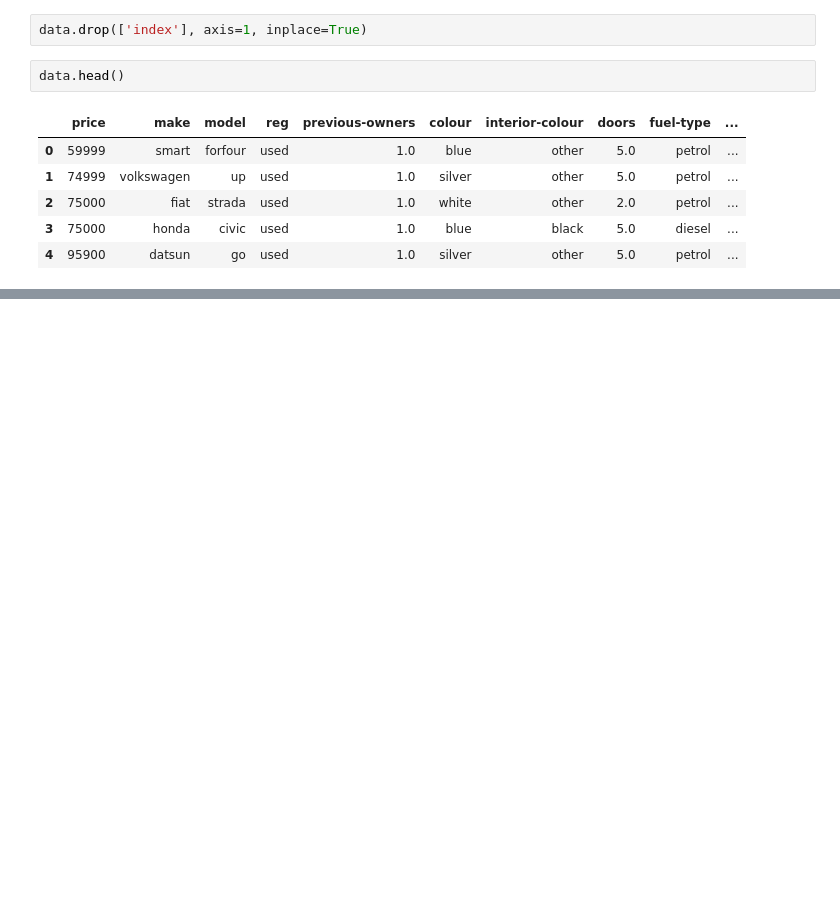
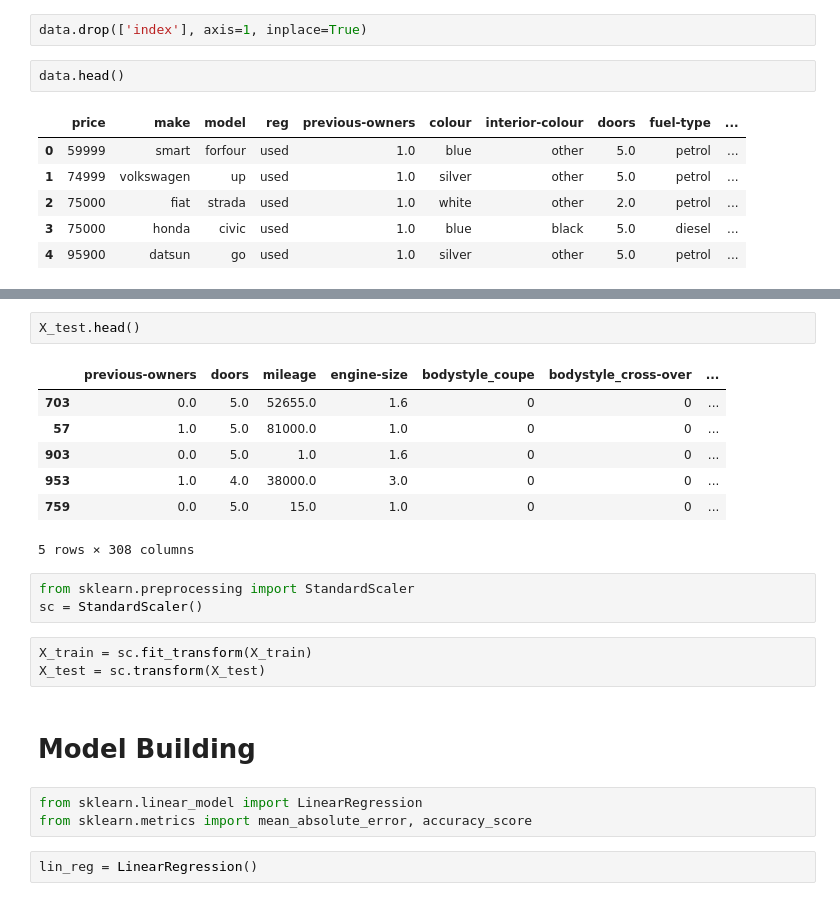
Before and after one commit to shambekela/Namcar-price-predictor, a Jupyter notebook: Car prediction.ipynb, the cells around one changed output, grey strips where cells are left out. Saved outputs shown, nothing was run; the diff lists cells and outputs as text; blank space fills up the shorter version.

```diff
--- a/Car prediction.ipynb
+++ b/Car prediction.ipynb
@@ -578,0 +622,23 @@ data.head()
+# %%
+X_test.head()
+# %% [output]
+|  | previous-owners | doors | mileage | engine-size | bodystyle_coupe | bodystyle_cross-over | ... |
+| 703 | 0.0 | 5.0 | 52655.0 | 1.6 | 0 | 0 | ... |
+| 57 | 1.0 | 5.0 | 81000.0 | 1.0 | 0 | 0 | ... |
+| 903 | 0.0 | 5.0 | 1.0 | 1.6 | 0 | 0 | ... |
+| 953 | 1.0 | 4.0 | 38000.0 | 3.0 | 0 | 0 | ... |
+| 759 | 0.0 | 5.0 | 15.0 | 1.0 | 0 | 0 | ... |
+5 rows × 308 columns
+# %%
+from sklearn.preprocessing import StandardScaler
+sc = StandardScaler()
+# %%
+X_train = sc.fit_transform(X_train)
+X_test = sc.transform(X_test)
+# %% [markdown]
+# Model Building
+# %%
+from sklearn.linear_model import LinearRegression
+from sklearn.metrics import mean_absolute_error, accuracy_score
+# %%
+lin_reg = LinearRegression()
```
Also changed, not shown: parts of 13 cells of this notebook.
